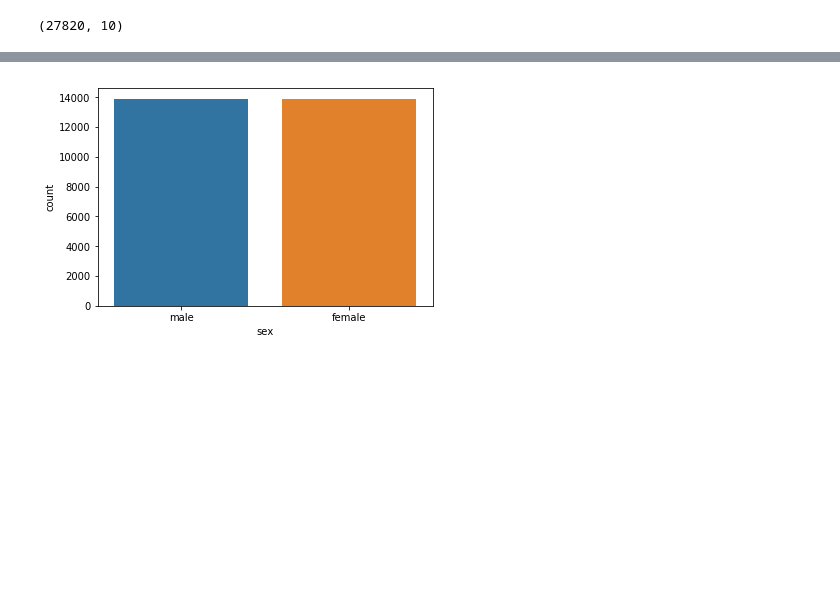
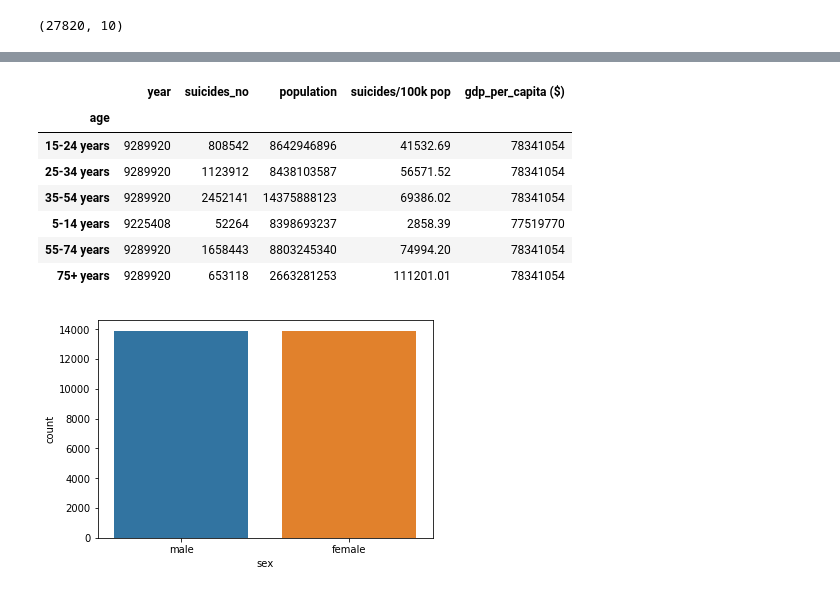
Before and after one commit to damikanye/capstone-project, a Jupyter notebook: Capstone project.ipynb, the cells around one changed output, grey strips where cells are left out. Drawn from its saved outputs; the diff is of its cells as text; code cells hidden in the pictures; blank space fills up the shorter version.

```diff
--- a/Capstone project.ipynb
+++ b/Capstone project.ipynb
@@ -48,3 +77,15 @@ df.shape
+# %%
+#Age wise suicides of all Countries
+df.groupby(['age']).sum().head(12)
+# %% [output]
+|  | year | suicides_no | population | suicides/100k pop | gdp_per_capita ($) |
+| age |  |  |  |  |  |
+| 15-24 years | 9289920 | 808542 | 8642946896 | 41532.69 | 78341054 |
+| 25-34 years | 9289920 | 1123912 | 8438103587 | 56571.52 | 78341054 |
+| 35-54 years | 9289920 | 2452141 | 14375888123 | 69386.02 | 78341054 |
+| 5-14 years | 9225408 | 52264 | 8398693237 | 2858.39 | 77519770 |
+| 55-74 years | 9289920 | 1658443 | 8803245340 | 74994.20 | 78341054 |
+| 75+ years | 9289920 | 653118 | 2663281253 | 111201.01 | 78341054 |
 # %%
 #Drop the columns not needed
 df.drop(["HDI for year",'country-year'],inplace=True,axis=1)
```
Also changed, not shown: parts of 8 cells of this notebook, 4 other files.
